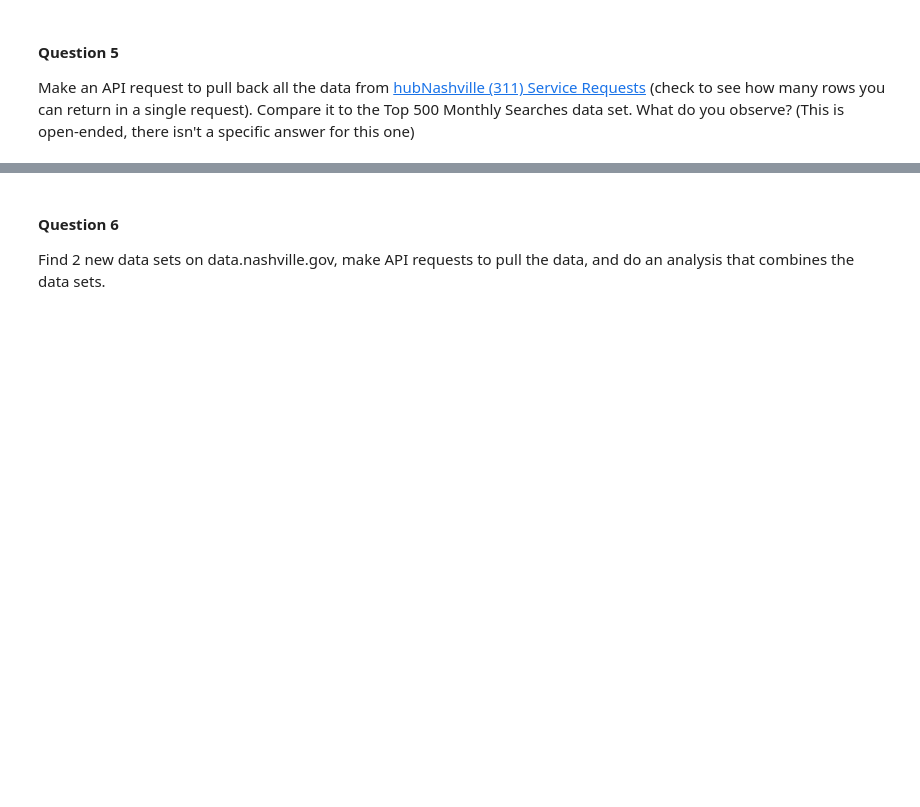
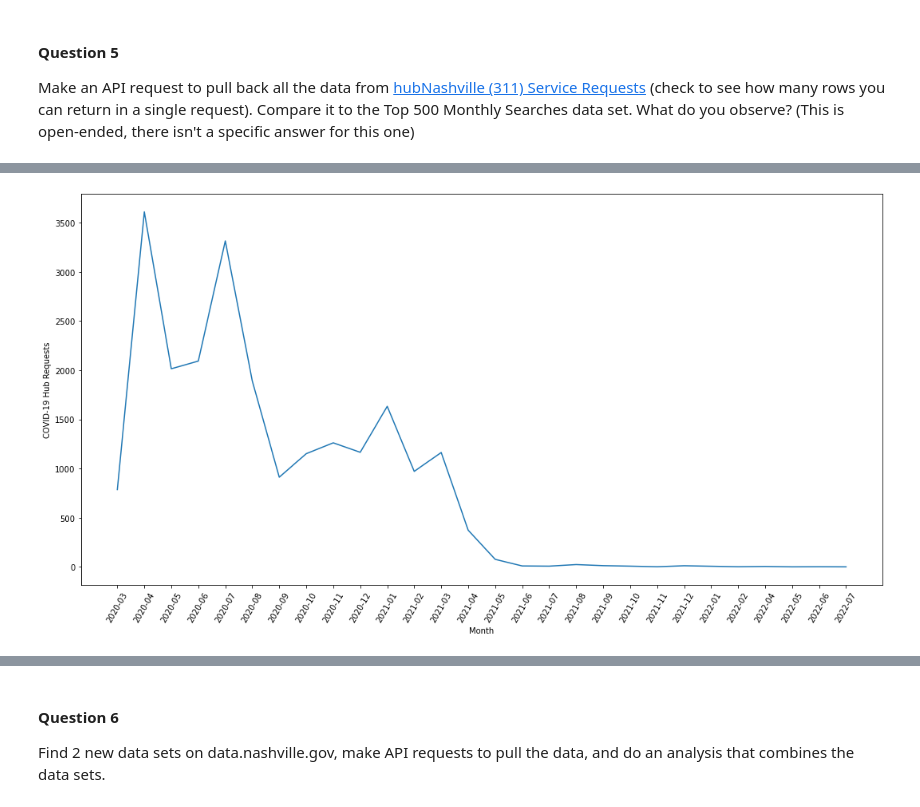
Before and after one commit to MWeissSharp/socrata-api-MWeissSharp, a Jupyter notebook: notebooks/mews_nash_gov_api_project.ipynb, the cells around one changed output, grey strips where cells are left out. Cells and saved outputs as stored; diff of their text form; code cells hidden in the pictures; blank space fills up the shorter version.

```diff
--- a/notebooks/mews_nash_gov_api_project.ipynb
+++ b/notebooks/mews_nash_gov_api_project.ipynb
@@ -190,0 +240,3 @@ Make an API request to pull back all the data from [hubNashville (311) Service R
+# %%
+hub_df[['date_time_opened', 'date_time_closed']] = hub_df[['date_time_opened', 'date_time_closed']].apply(pd.to_datetime)
+hub_df.info()
@@ -190,0 +261,7 @@ Make an API request to pull back all the data from [hubNashville (311) Service R
+# %%
+hub_df['open_mon_yr'] = hub_df['date_time_opened'].dt.to_period('M')
+hub_df['close_mon_yr'] = hub_df['date_time_closed'].dt.to_period('M')
+simp_hub_df = hub_df[['case_number', 'status', 'case_request', 'case_subrequest', 'additional_subrequest',
+                      'open_mon_yr', 'close_mon_yr']]
+simp_hub_df = simp_hub_df.sort_values('open_mon_yr')
+simp_hub_df
@@ -190,0 +431,3 @@ Make an API request to pull back all the data from [hubNashville (311) Service R
+# %%
+all_covid_req = simp_hub_df.loc[simp_hub_df['case_request'] == 'COVID-19']
+all_covid_req
@@ -190,0 +448,6 @@ Make an API request to pull back all the data from [hubNashville (311) Service R
+# %%
+monthly_covid_req = all_covid_req.groupby(['open_mon_yr'])['case_number'].count()
+monthly_covid_req = pd.DataFrame(monthly_covid_req).reset_index()
+monthly_covid_req.columns = ['open_yr_month', 'case_count']
+monthly_covid_req['yr_mon'] = monthly_covid_req['open_yr_month'].astype(str)
+monthly_covid_req
@@ -190,0 +510,8 @@ Make an API request to pull back all the data from [hubNashville (311) Service R
+# %%
+plt.figure(figsize = (18,9))
+plt.plot('yr_mon', 'case_count', data = monthly_covid_req)
+plt.xlabel('Month')
+plt.ylabel('COVID-19 Hub Requests')
+plt.xticks(rotation = 60);
+# %% [output]
+[figure, added]
```
Also changed, not shown: parts of 52 cells of this notebook.
